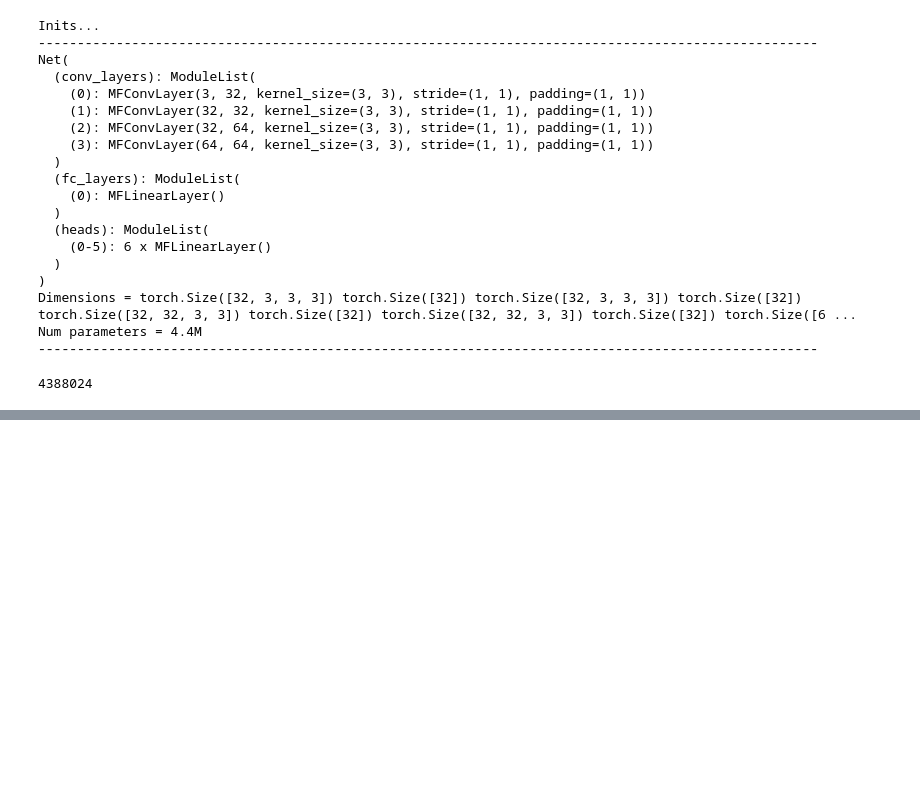
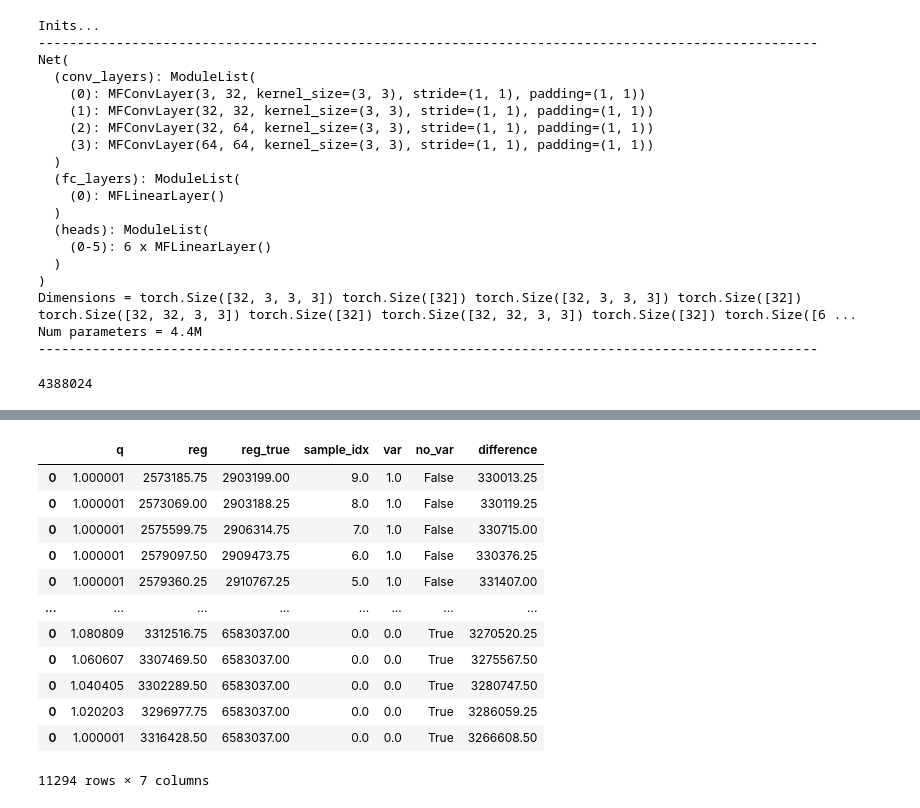
Before and after one commit to naimaeb/gvcl_fork, a Jupyter notebook: src/test.ipynb, the cells around one changed output, grey strips where cells are left out. Saved outputs shown, nothing was run; the diff lists cells and outputs as text; code cells hidden in the pictures; blank space fills up the shorter version.

```diff
--- a/src/test.ipynb
+++ b/src/test.ipynb
@@ -246,24 +260,27 @@ plt.show()
 # %%
 # Generate a list of variance values in linspace from 0 to 1
-var_values = np.linspace(0, 1, num=10)
+var_values = np.logspace(-3, 0, num=4)
 # Generate a list of q values in logspace from very close to 1 to 10
 q_values = np.linspace(1 + 1e-6, 3-1e-6, num=100)
-# Initialize a dataframe to store the results
-results_df = pd.DataFrame(columns=['q', 'reg', 'reg_true'])
 # Sample the network parameters multiple times for each q value
-num_samples = 10
+num_samples = 50
 lamb = 1.0
 v = 0.1
 mean=0
+no_var = True
+
+#TODO: put the network in evaluation mode to see if anything changes
+
+net.eval()
 
 # Loop over each variance value
 for var in var_values:
    # Loop over each q value
    for sample_idx in range(num_samples):
-      net.sample_parameters(mean=mean, variance=var)
+      net.sample_parameters(mean=mean, variance=var, no_var=no_var)
       for q in q_values:
          reg = net.get_reg(lamb=lamb, reg_type="re_g", q=q, v=v)
          reg_true = net.get_reg(lamb=lamb, reg_type="kl_g", q=q, v=v)
-         results = pd.DataFrame({'q': q, 'reg': reg.item(), 'reg_true': reg_true.item(), 'sample_idx': sample_idx, 'var': var}, index=[0])
+         results = pd.DataFrame({'q': q, 'reg': reg.item(), 'reg_true': reg_true.item(), 'sample_idx': sample_idx, 'var': var, 'no_var':no_var}, index=[0])
          results_df = pd.concat([results, results_df])
 # %%
@@ -284,0 +306,4 @@ results_df
+# %%
+plot_df = results_df.copy()
+# %%
+plot_df['difference'] = plot_df['reg'] - plot_df['reg_true']
@@ -284,0 +328,23 @@ results_df
+# %%
+import seaborn as sns
+# Calculate the difference between reg and reg_true
+fig, ax = plt.subplots(1, 1, figsize=(10, 5), dpi=800, sharey=False)
+
+
+# plt.yscale('symlog')
+plot_df.dropna(subset=['difference'], inplace=True)
+df_novar = plot_df.loc[plot_df['no_var']==True]
+df_var = plot_df.loc[plot_df['no_var']==False]
+
+# Plot for no_var=True
+sns.lineplot(ax=ax, data=df_novar, x='q', y='difference', hue='var', marker='s', palette="viridis_r", errorbar=('sd', 10), linestyle='-')
+
+ax.set_xlabel('q')
+ax.set_ylabel('Difference (kl - re)')
+ax.set_title('Difference between reg and reg_true (No var, eval mode)')
+ax.grid(True)
+ax.legend(title='Variance', bbox_to_anchor=(.95, 0.5))
+#ax.set_xlim(1, 1.25)
+
+plt.tight_layout()
+plt.show()
@@ -284,0 +353,16 @@ results_df
+# %%
+plot_df
+# %% [output]
+|  | q | reg | reg_true | sample_idx | var | no_var | difference |
+| 0 | 1.000001 | 2573185.75 | 2903199.00 | 9.0 | 1.0 | False | 330013.25 |
+| 0 | 1.000001 | 2573069.00 | 2903188.25 | 8.0 | 1.0 | False | 330119.25 |
+| 0 | 1.000001 | 2575599.75 | 2906314.75 | 7.0 | 1.0 | False | 330715.00 |
+| 0 | 1.000001 | 2579097.50 | 2909473.75 | 6.0 | 1.0 | False | 330376.25 |
+| 0 | 1.000001 | 2579360.25 | 2910767.25 | 5.0 | 1.0 | False | 331407.00 |
+| ... | ... | ... | ... | ... | ... | ... | ... |
+| 0 | 1.080809 | 3312516.75 | 6583037.00 | 0.0 | 0.0 | True | 3270520.25 |
+| 0 | 1.060607 | 3307469.50 | 6583037.00 | 0.0 | 0.0 | True | 3275567.50 |
+| 0 | 1.040405 | 3302289.50 | 6583037.00 | 0.0 | 0.0 | True | 3280747.50 |
+| 0 | 1.020203 | 3296977.75 | 6583037.00 | 0.0 | 0.0 | True | 3286059.25 |
+| 0 | 1.000001 | 3316428.50 | 6583037.00 | 0.0 | 0.0 | True | 3266608.50 |
+11294 rows × 7 columns
```
Also changed, not shown: parts of 14 cells of this notebook, 5 other files.
